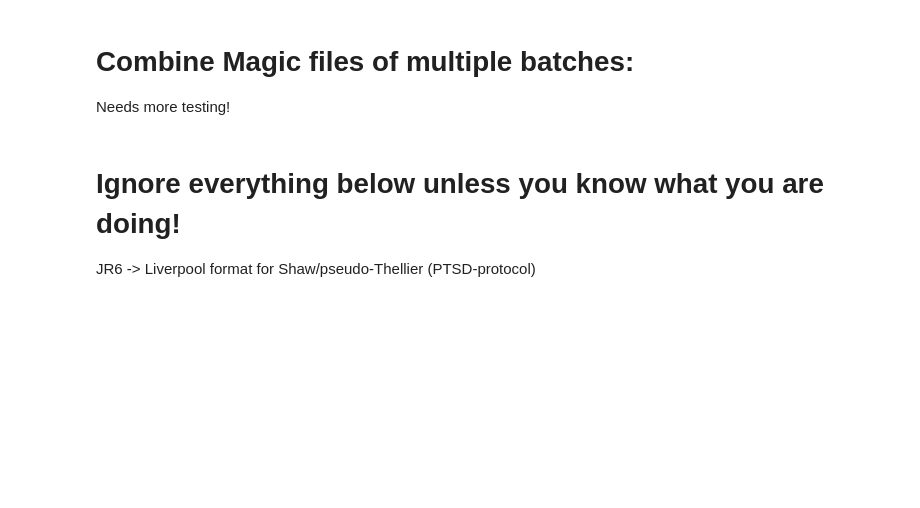
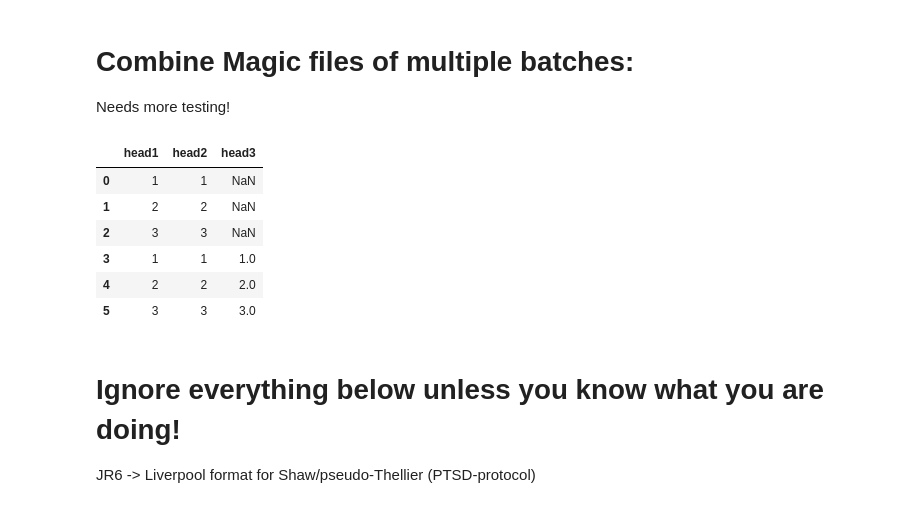
Before and after one commit to dthallner/UF2MagIC, a Jupyter notebook: UF2MagIC.ipynb, the cells around one changed output. Drawn from its saved outputs; the diff is of its cells as text; code cells hidden in the pictures; blank space fills up the shorter version.

```diff
--- a/UF2MagIC.ipynb
+++ b/UF2MagIC.ipynb
@@ -995,6 +1000,21 @@ for i in range(len(measurements_df)):
 measurements_df.to_csv('./measurements.txt',mode='a',index=False,sep='\t')
 
 print('Files for pmagpy GUI saved to', os.getcwd())
+# %%
+dict_1 = {'head1':[1,2,3],'head2':[1,2,3]}
+dict_2 = {'head1':[1,2,3],'head2':[1,2,3],'head3':[1,2,3]}
+df1 = pd.DataFrame(dict_1)
+df2 = pd.DataFrame(dict_2)
+df3 = pd.concat([df1,df2],ignore_index=True)
+df3
+# %% [output]
+|  | head1 | head2 | head3 |
+| 0 | 1 | 1 | NaN |
+| 1 | 2 | 2 | NaN |
+| 2 | 3 | 3 | NaN |
+| 3 | 1 | 1 | 1.0 |
+| 4 | 2 | 2 | 2.0 |
+| 5 | 3 | 3 | 3.0 |
 # %% [markdown]
 # Ignore everything below unless you know what you are doing!
 
```
Also changed, not shown: parts of 1 cell of this notebook.
